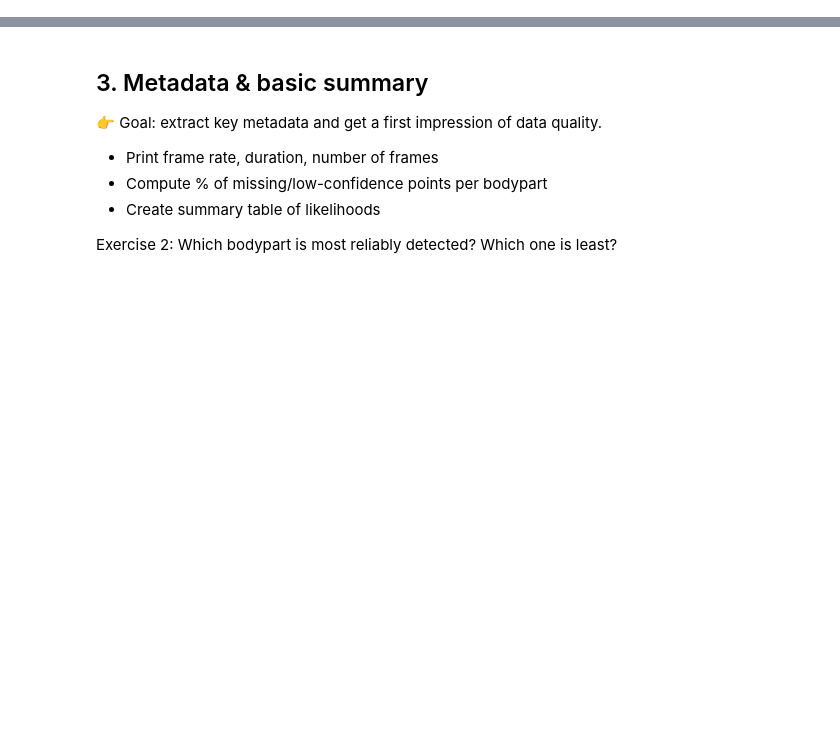
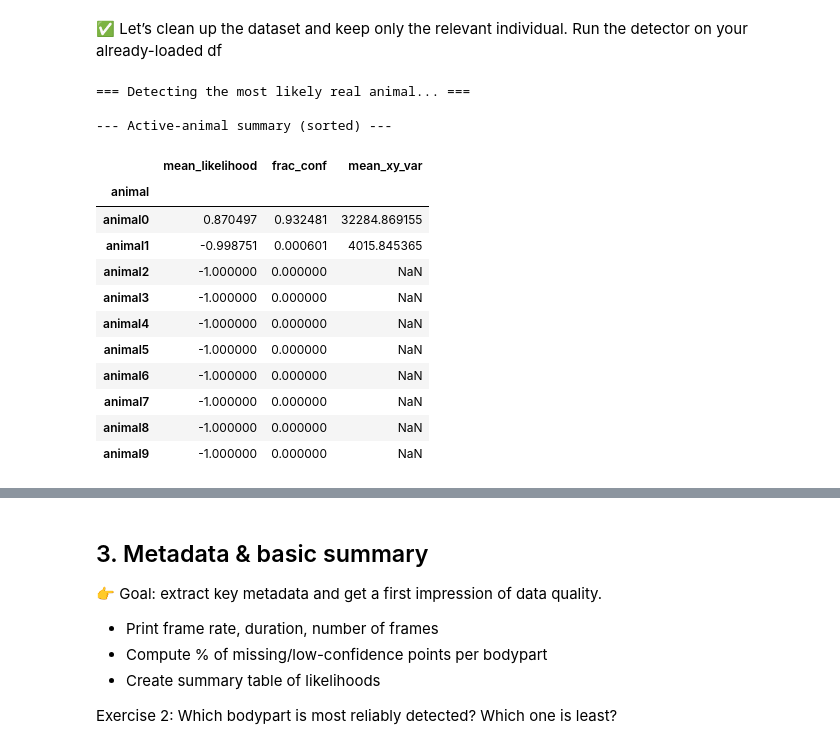
Before and after one commit to LizbethMG-Teaching/pose2behav-book, a Jupyter notebook: notebooks/EDA.ipynb, the cells around one changed output, grey strips where cells are left out. Saved outputs shown, nothing was run; the diff lists cells and outputs as text; code cells hidden in the pictures; blank space fills up the shorter version.

```diff
--- a/notebooks/EDA.ipynb
+++ b/notebooks/EDA.ipynb
@@ -261,0 +262,33 @@ Name: nose_likelihood, dtype: float64
+# %% [markdown]
+
+✅ Let’s clean up the dataset and keep only the relevant individual.
+Run the detector on your already-loaded df
+# %%
+# TODO: complete the code below to pick the best animal,use the helper above
+print("\n=== Detecting the most likely real animal... ===")
+
+# >>>>>>>>>>>>>>>>>>>
+# TODO: Produce the per-animal summary (1 line). Try conf_thresh=0.5 first.
+# YOUR CODE HERE: 1 line
+# summary = ...
+summary = animal_activity_summary(df, conf_thresh=0.5)
+# <<<<<<<<<<<<<<<<<<
+
+print("\n--- Active-animal summary (sorted) ---")
+display(summary)
+# %% [output]
+=== Detecting the most likely real animal... ===
+
+--- Active-animal summary (sorted) ---
+|  | mean_likelihood | frac_conf | mean_xy_var |
+| animal |  |  |  |
+| animal0 | 0.870497 | 0.932481 | 32284.869155 |
+| animal1 | -0.998751 | 0.000601 | 4015.845365 |
+| animal2 | -1.000000 | 0.000000 | NaN |
+| animal3 | -1.000000 | 0.000000 | NaN |
+| animal4 | -1.000000 | 0.000000 | NaN |
+| animal5 | -1.000000 | 0.000000 | NaN |
+| animal6 | -1.000000 | 0.000000 | NaN |
+| animal7 | -1.000000 | 0.000000 | NaN |
+| animal8 | -1.000000 | 0.000000 | NaN |
+| animal9 | -1.000000 | 0.000000 | NaN |
```
Also changed, not shown: parts of 13 cells of this notebook, 1 other file.
